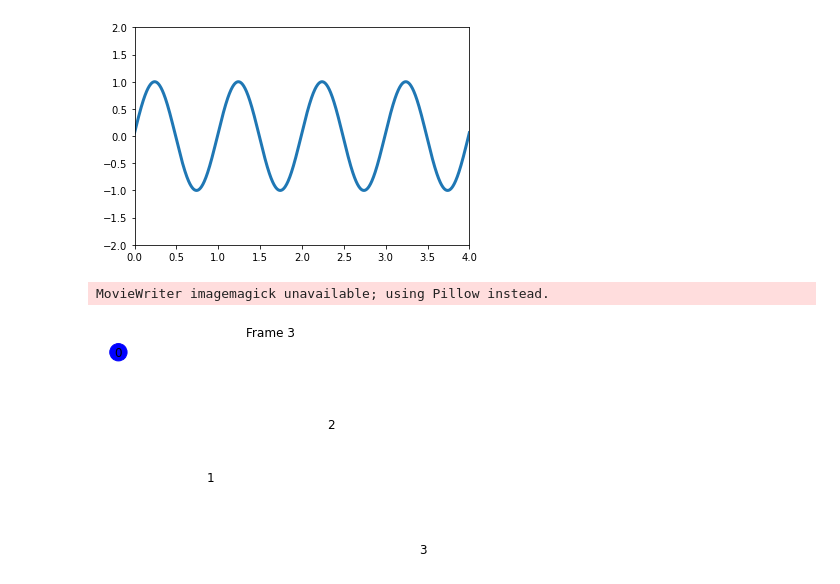
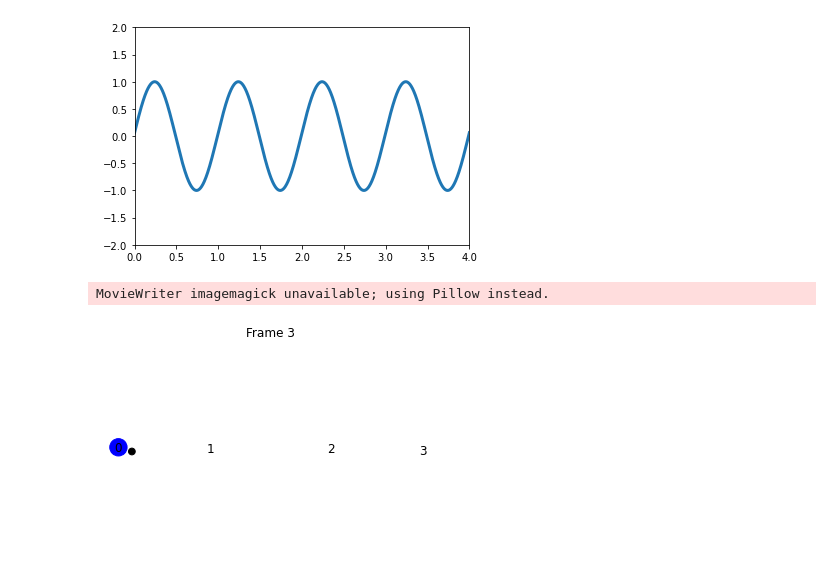
Before and after one commit to schulz-helena/soliton-implementation, a Jupyter notebook: framework-tests/animationTest.ipynb, the cells around one changed output. Drawn from its saved outputs; the diff is of its cells as text; code cells hidden in the pictures.

Commit message:
animation with color and black circle

```diff
--- a/framework-tests/animationTest.ipynb
+++ b/framework-tests/animationTest.ipynb
@@ -82,7 +82,9 @@ from matplotlib import animation
 
 
 def simple_update(frame_num, G, ax, path):
+
     ax.clear()
+    ax.axis('equal') #force the x and y axes to have equal number of pixels per data unit (makes circles be round)
 
     label = nx.get_node_attributes(G, 'label')
     pos = nx.get_node_attributes(G, 'pos')
@@ -92,38 +94,41 @@ def simple_update(frame_num, G, ax, path):
             color_map.append('white')
         else:
             color_map.append('blue')
+            position = pos[node]
+            x = position[0]
+            y = position[1]
+            ax.add_patch(plt.Circle((x+0.16, y-0.05), radius = 0.04, color='black'))
             if (frame_num != 0):
                 G.remove_edge(path[frame_num-1], path[frame_num])
     nx.draw(G, pos=pos, labels=label, with_labels=True, node_color=color_map, ax=ax)
 
     # Set the title
     ax.set_title("Frame {}".format(frame_num))
 
 
 def simple_animation():
 
     # Build plot
-    fig, ax = plt.subplots(figsize=(6,4))
+    fig, ax = plt.subplots()
 
     # Create a graph
     G = nx.Graph()
-    G.add_node(0, label = '0', pos = (-1.8096858188806708, 0.016279278079106518))
-    G.add_node(1, label = '1', pos = (-0.7184569249912974, -0.004304399931793035))
-    G.add_node(2, label = '2', pos = (0.7184569249912971, 0.004304399931793016))
-    G.add_node(3, label = '3', pos = (1.8096858188806708, -0.01627927807910653))
+    G.add_node(0, label = '0', pos = (-1.81, 0.02))
+    G.add_node(1, label = '1', pos = (-0.72, -0.00))
+    G.add_node(2, label = '2', pos = (0.72, 0.00))
+    G.add_node(3, label = '3', pos = (1.81, -0.02))
     G.add_edge(0,1)
     G.add_edge(1,2)
     G.add_edge(2,3)
 
     path = [3,2,1,0]
 
-
-    ani = animation.FuncAnimation(fig, simple_update, frames=4, fargs=(G, ax, path))
+    ani = animation.FuncAnimation(fig, simple_update, interval = 400, frames=4, fargs=(G, ax, path)) #interval in milliseconds(default 200)
     ani.save('test.gif', writer='imagemagick')
 
     plt.show()
 
 simple_animation()
 # %% [output]
 MovieWriter imagemagick unavailable; using Pillow instead.
-[figure, old version]
+[figure, new version]
```
Also changed, not shown: parts of 1 cell of this notebook.
